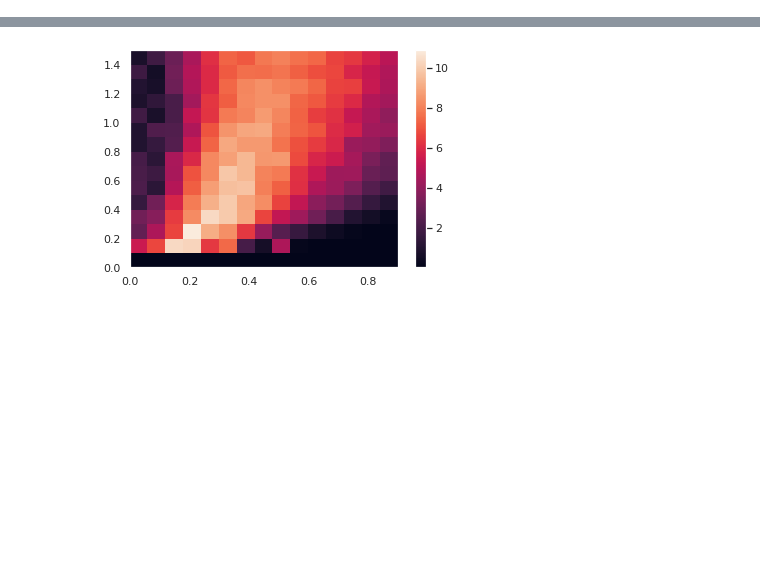
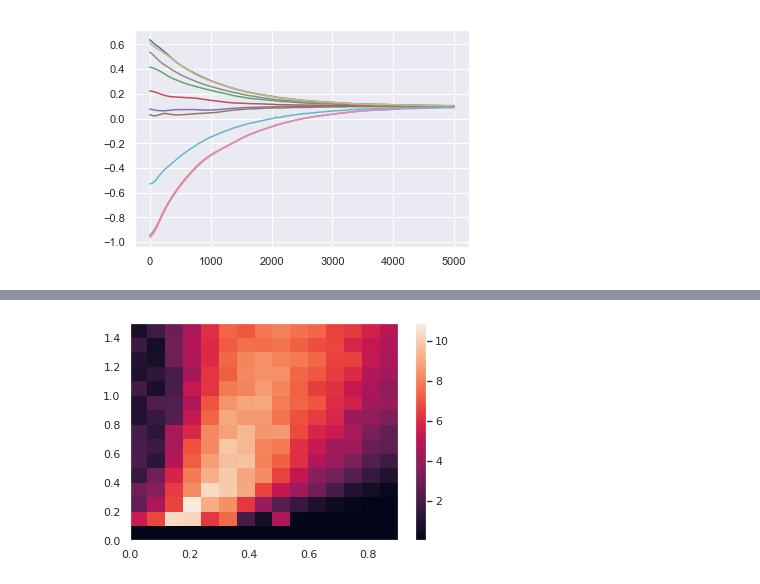
Before and after one commit to FabianSchubert/DrivenRandNetworkCriticality, a Jupyter notebook: code/Gradient_Based_Adaptation/rnn_positive_act.ipynb, the cells around one changed output, grey strips where cells are left out. Saved outputs shown, nothing was run; the diff lists cells and outputs as text; code cells hidden in the pictures; blank space fills up the shorter version.

```diff
--- a/code/Gradient_Based_Adaptation/rnn_positive_act.ipynb
+++ b/code/Gradient_Based_Adaptation/rnn_positive_act.ipynb
@@ -380,0 +443,6 @@ class RNN():
+# %%
+rnn = RNN(N=500,a_e = 0.9,a_r =0.9,y_std_target=0.5)
+u_in, u_out = gen_in_out_one_in_subs(rnn.N*100,10)
+
+u_in *= 2. * 0.5
+y,X_r,X_e,a_r,a_e,b,y_mean,y_std = rnn.run_hom_adapt(u_in=u_in,T_skip_rec=10,show_progress=True)
@@ -380,0 +451,5 @@ class RNN():
+# %%
+plt.plot(y_mean[:,:10])
+plt.show()
+# %% [output]
+[figure, added]
```
Also changed, not shown: parts of 6 cells of this notebook, 1 other file.
